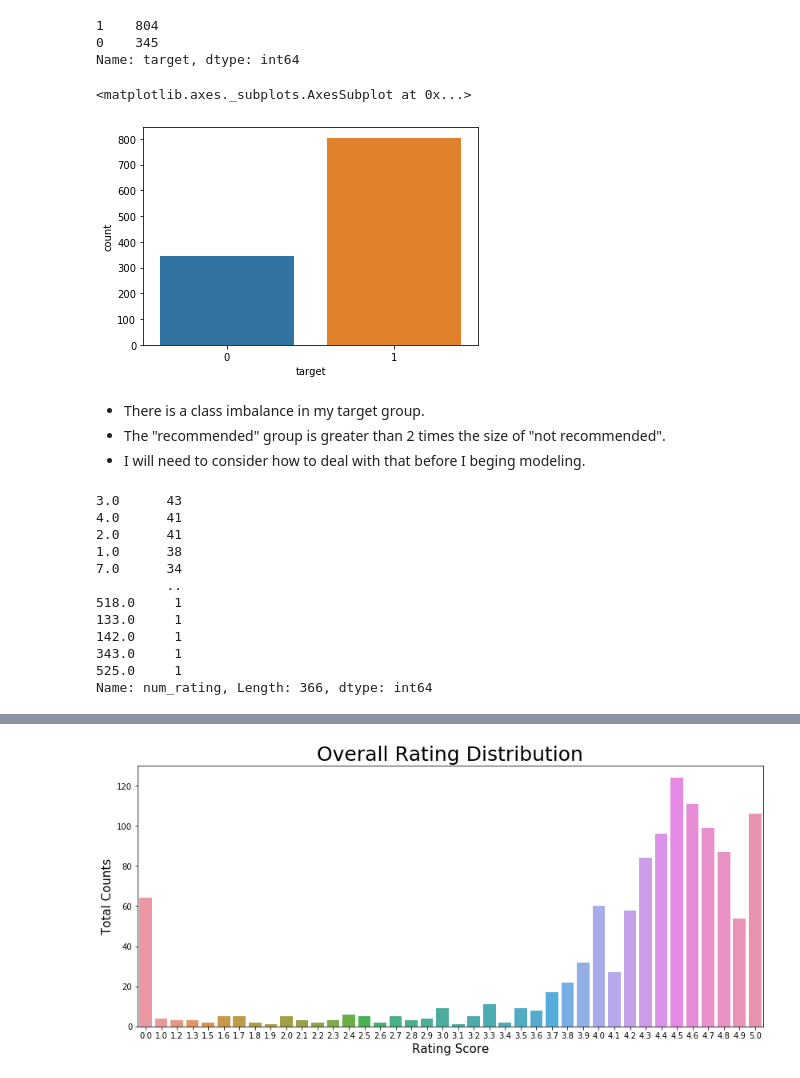
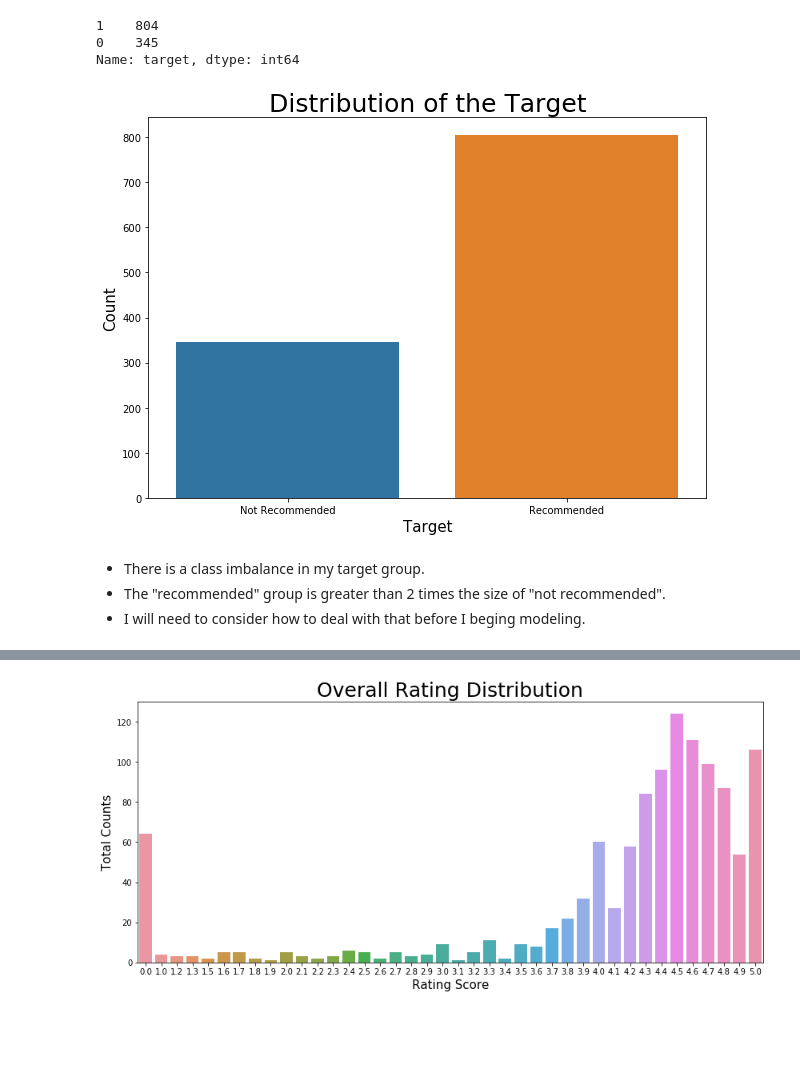
Before and after one commit to dorjeys3/Walmart_proj, a Jupyter notebook: 1_walmart_product_review_nlp.ipynb, the cells around one changed output, grey strips where cells are left out. Cells and saved outputs as stored; diff of their text form; code cells hidden in the pictures; blank space fills up the shorter version.

```diff
--- a/1_walmart_product_review_nlp.ipynb
+++ b/1_walmart_product_review_nlp.ipynb
@@ -256,4 +206,0 @@ cleaning_df.num_rating[57]
-# %%
-x = cleaning_df.num_rating[57]
-x = list(x.split(" "))
-x[0]
@@ -295,9 +241,3 @@ cleaning_df
 cleaning_df["num_rating"]=cleaning_df["num_rating"].astype("float64")
 cleaning_df["price"]=cleaning_df["price"].astype("float64")
 cleaning_df["recommend"]=cleaning_df["recommend"].astype("string")
-# %%
-x=cleaning_df.recommend[0]
-
-x = list(x.split("%"))
-
-x[0]
@@ -433,30 +351,20 @@ cleaning_df["target"].value_counts()
 1    804
 0    345
 Name: target, dtype: int64
-# %%
-sns.countplot(x=cleaning_df["target"])
-# %% [output]
-<matplotlib.axes._subplots.AxesSubplot at 0x...>
-[figure, removed]
+# %%
+fig,ax = plt.subplots(figsize = (10,7))
+sns.countplot(x=cleaning_df["target"])
+plt.title("Distribution of the Target", fontsize = 25)
+plt.xlabel("Target", fontsize = 15)
+plt.ylabel("Count", fontsize = 15);
+ax.set_xticklabels(['Not Recommended', 'Recommended'])
+plt.savefig("images/target.png");
+# %% [output]
+[figure, added]
 # %% [markdown]
 - There is a class imbalance in my target group.
 - The "recommended" group is greater than 2 times the size of "not recommended".
 - I will need to consider how to deal with that before I beging modeling.
-# %%
-cleaning_df["num_rating"].value_counts(ascending=False)
-# %% [output]
-3.0      43
-4.0      41
-2.0      41
-1.0      38
-7.0      34
-         ..
-518.0     1
-133.0     1
-142.0     1
-343.0     1
-525.0     1
-Name: num_rating, Length: 366, dtype: int64
 # %%
 # resetting index just to refraim the dataset since we removed all the "No review" group.
 cleaning_df.reset_index(drop = True, inplace=True)
```
Also changed, not shown: parts of 67 cells of this notebook, 7 other files.
